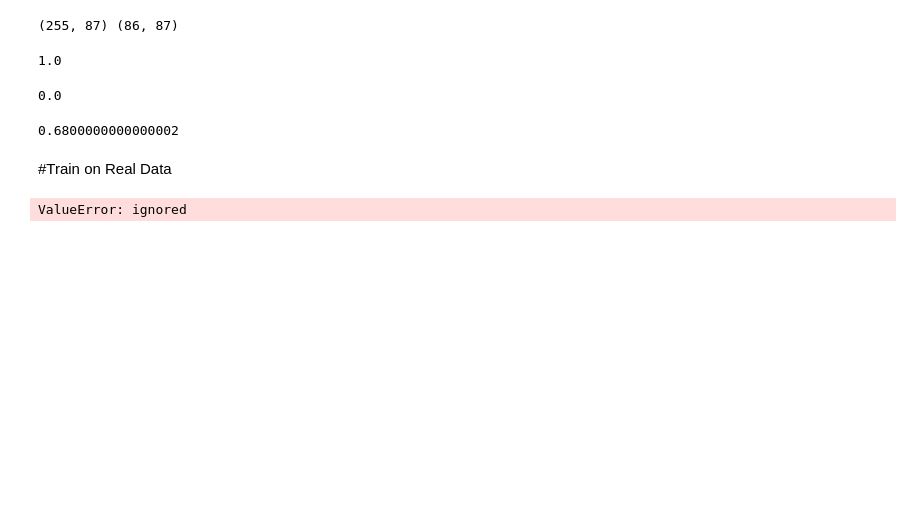
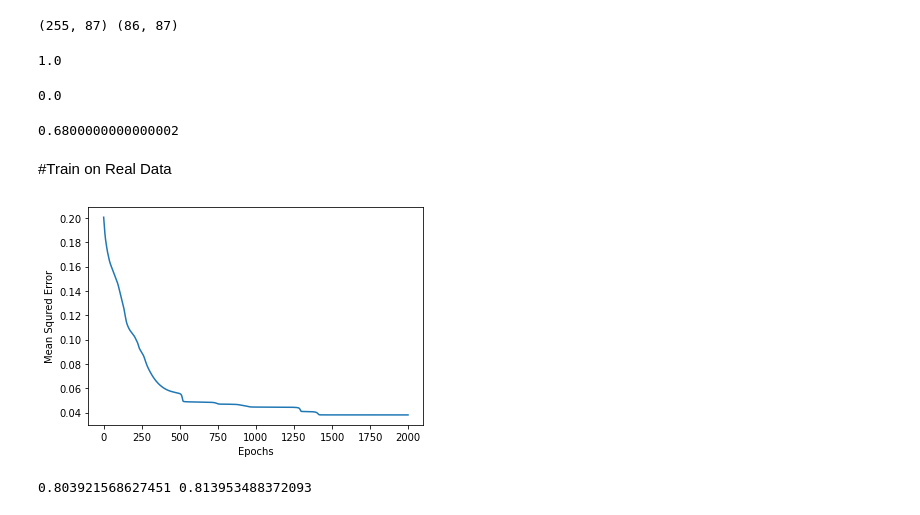
Before and after one commit to rajeshchengannur/DeepLearning, a Jupyter notebook: DL103_SigmoidNeuron.ipynb, the cells around one changed output. Saved outputs shown, nothing was run; the diff lists cells and outputs as text; code cells hidden in the pictures; blank space fills up the shorter version.

```diff
--- a/DL103_SigmoidNeuron.ipynb
+++ b/DL103_SigmoidNeuron.ipynb
@@ -184,7 +185,9 @@ class SigmoidNeuron:
       self.b =0
     if display_loss :
       loss = {}
-    for i in range(epochs):
+    for i in tqdm_notebook(range(epochs),total=epochs,unit='epoch'):
+      # This will show progress of the process using tqdm
+    #for i in range(epochs):
       dw =0
       db =0
       for x,y in zip(X,Y):
@@ -198,11 +201,11 @@ class SigmoidNeuron:
       self.b -= learning_rate*db
 
       if display_loss :
-        Y_pred = self.sigmoid(self.perceptron(x))
+        Y_pred = self.sigmoid(self.perceptron(X))
         loss[i] = mean_squared_error(Y_pred,Y)
 
     if display_loss :
-      plt.plot(loss.values())
+      plt.plot(list(loss.values()))
       plt.xlabel('Epochs')
       plt.ylabel('Mean Squred Error')
       plt.show()
@@ -417,9 +420,9 @@ Y_binarized_test = (Y_scaled_test > scaled_threshold).astype(int).ravel()
 # %%
 sn = SigmoidNeuron()
 # %%
-sn.fit(X_scaled_train,Y_scaled_train,epochs=1000,learning_rate=0.01,display_loss = True)
+sn.fit(X_scaled_train,Y_scaled_train,epochs=2000,learning_rate=0.015,display_loss = True)
 # %% [output]
-ValueError: ignored
+[figure, added]
 # %%
 Y_pred_train = sn.predict(X_scaled_train)
 # %%
@@ -432,6 +435,8 @@ accuracy_train = accuracy_score(Y_pred_binarized_train,Y_binarized_train)
 accuracy_test = accuracy_score(Y_pred_binarized_test,Y_binarized_test)
 # %%
 print (accuracy_train,accuracy_test)
+# %% [output]
+0.803921568627451 0.813953488372093
 # %%
 # Currently the epoch  is 10 and learning reate =0.2 just change the calue to 1000 and 0.01,
 #I am getting an accuracy score of 0.75 and 0.74
```
Also changed, not shown: parts of 14 cells of this notebook.
